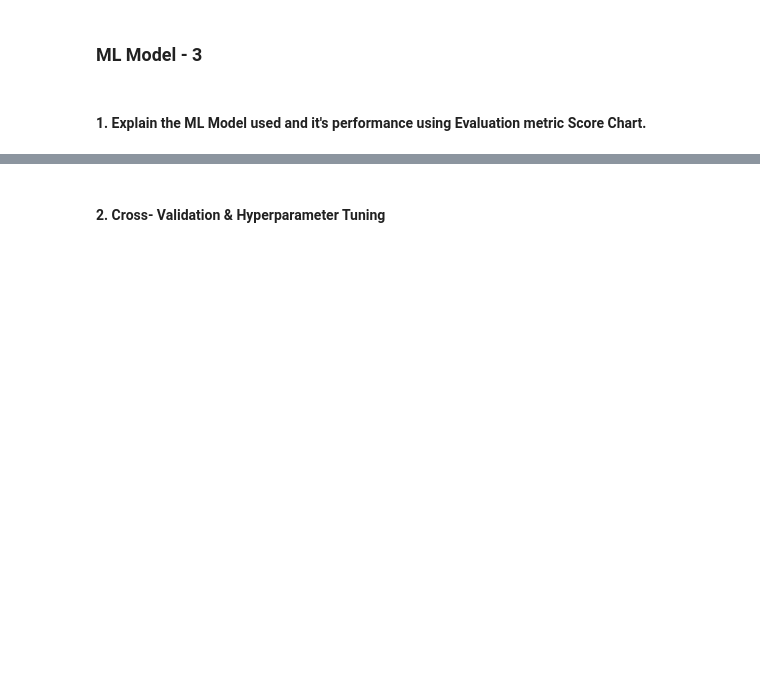
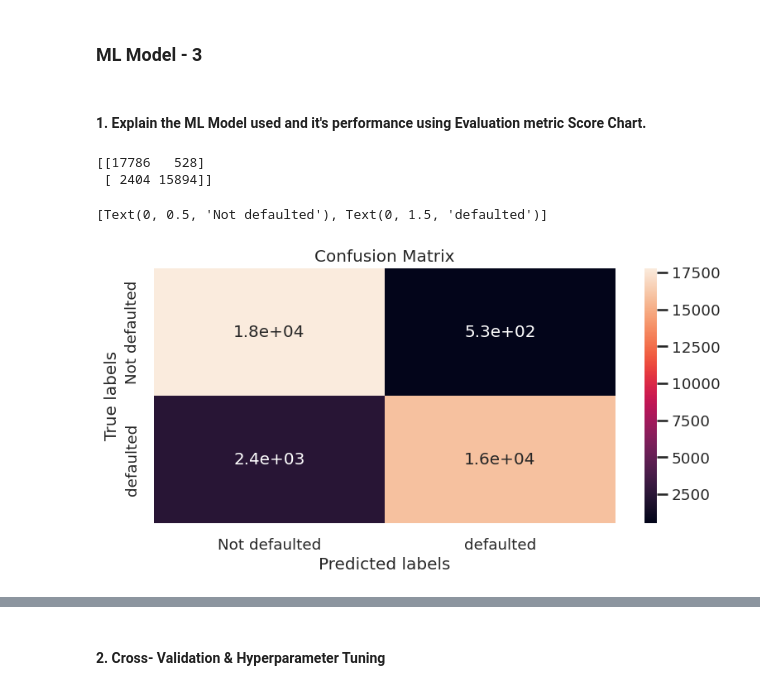
Before and after one commit to albin2122/Credit-Card-Default-Prediction, a Jupyter notebook: Credit_Card_Default_Prediction.ipynb, the cells around one changed output, grey strips where cells are left out. Drawn from its saved outputs; the diff is of its cells as text; code cells hidden in the pictures; blank space fills up the shorter version.

```diff
--- a/Credit_Card_Default_Prediction.ipynb
+++ b/Credit_Card_Default_Prediction.ipynb
@@ -1595,9 +1699,15 @@ No Visible changes are present
 ### ML Model - 3
 # %%
 # ML Model - 3 Implementation
+xg_model = XGBClassifier()
 
 # Fit the Algorithm
+xg_models=xg_model.fit(X_train,y_train)
 
 # Predict on the model
+# Making predictions on train and test data
+
+train_class_preds = xg_models.predict(X_train)
+test_class_preds = xg_models.predict(X_test)
 # %% [markdown]
 #### 1. Explain the ML Model used and it's performance using Evaluation metric Score Chart.
@@ -1605,0 +1714,20 @@ No Visible changes are present
+# %%
+# Visualizing evaluation Metric Score chart
+labels = ['Not defaulted', 'defaulted']
+cm = confusion_matrix(y_train, train_class_preds)
+print(cm)
+
+ax= plt.subplot()
+sns.heatmap(cm, annot=True, ax = ax) #annot=True to annotate cells
+
+# labels, title and ticks
+ax.set_xlabel('Predicted labels')
+ax.set_ylabel('True labels')
+ax.set_title('Confusion Matrix')
+ax.xaxis.set_ticklabels(labels)
+ax.yaxis.set_ticklabels(labels)
+# %% [output]
+[[17786   528]
+ [ 2404 15894]]
+[Text(0, 0.5, 'Not defaulted'), Text(0, 1.5, 'defaulted')]
+[figure, added]
```
Also changed, not shown: parts of 39 cells of this notebook.
